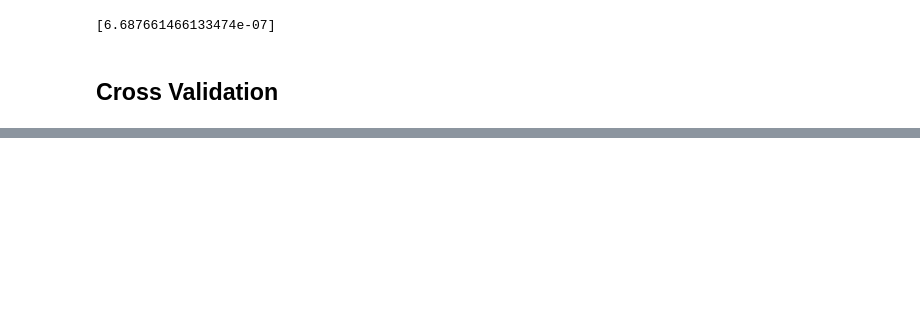
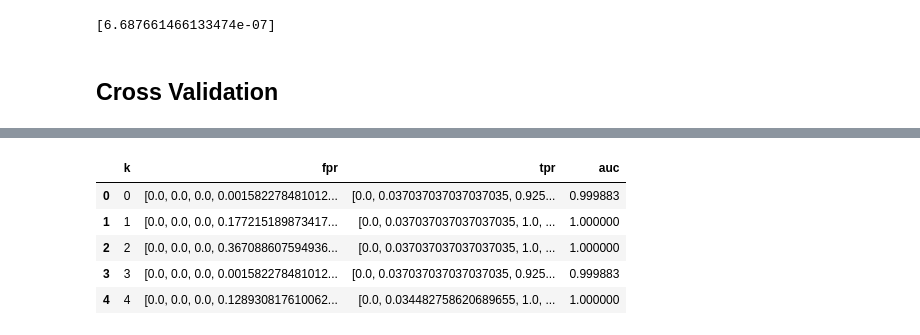
Before and after one commit to maggietsui/Project3, a Jupyter notebook: Maggie_Tsui_BMI203_HW3.ipynb, the cells around one changed output, grey strips where cells are left out. Saved outputs shown, nothing was run; the diff lists cells and outputs as text; code cells hidden in the pictures; blank space fills up the shorter version.

```diff
--- a/Maggie_Tsui_BMI203_HW3.ipynb
+++ b/Maggie_Tsui_BMI203_HW3.ipynb
@@ -509,19 +583,24 @@ l[0:]
     # output pred
 # %%
 # Get fpr, tpr, and auc for each model
-result_table = pd.DataFrame(columns=['score_mat', 'fpr','tpr','auc'])
+result_table = pd.DataFrame(columns=['k', 'fpr','tpr','auc'])
 
-i = 1
-for pred,actual in folds.items():
-    fpr, tpr, _ = roc_curve(actual,  pred)
-    auc = roc_auc_score(actual, pred)
+for i in range(k):
+    fpr, tpr, _ = roc_curve(all_actuals[i],  all_preds[i])
+    auc = roc_auc_score(all_actuals[i], all_preds[i])
 
     result_table = result_table.append({'k': i,
                                         'fpr':fpr,
                                         'tpr':tpr,
                                         'auc':auc}, ignore_index=True)
-    i+=1
 result_table
+# %% [output]
+|  | k | fpr | tpr | auc |
+| 0 | 0 | [0.0, 0.0, 0.0, 0.001582278481012... | [0.0, 0.037037037037037035, 0.925... | 0.999883 |
+| 1 | 1 | [0.0, 0.0, 0.0, 0.177215189873417... | [0.0, 0.037037037037037035, 1.0, ... | 1.000000 |
+| 2 | 2 | [0.0, 0.0, 0.0, 0.367088607594936... | [0.0, 0.037037037037037035, 1.0, ... | 1.000000 |
+| 3 | 3 | [0.0, 0.0, 0.0, 0.001582278481012... | [0.0, 0.037037037037037035, 0.925... | 0.999883 |
+| 4 | 4 | [0.0, 0.0, 0.0, 0.128930817610062... | [0.0, 0.034482758620689655, 1.0, ... | 1.000000 |
 # %%
 # ROC
 fig = plt.figure(figsize=(8,6))
```
Also changed, not shown: parts of 16 cells of this notebook.
